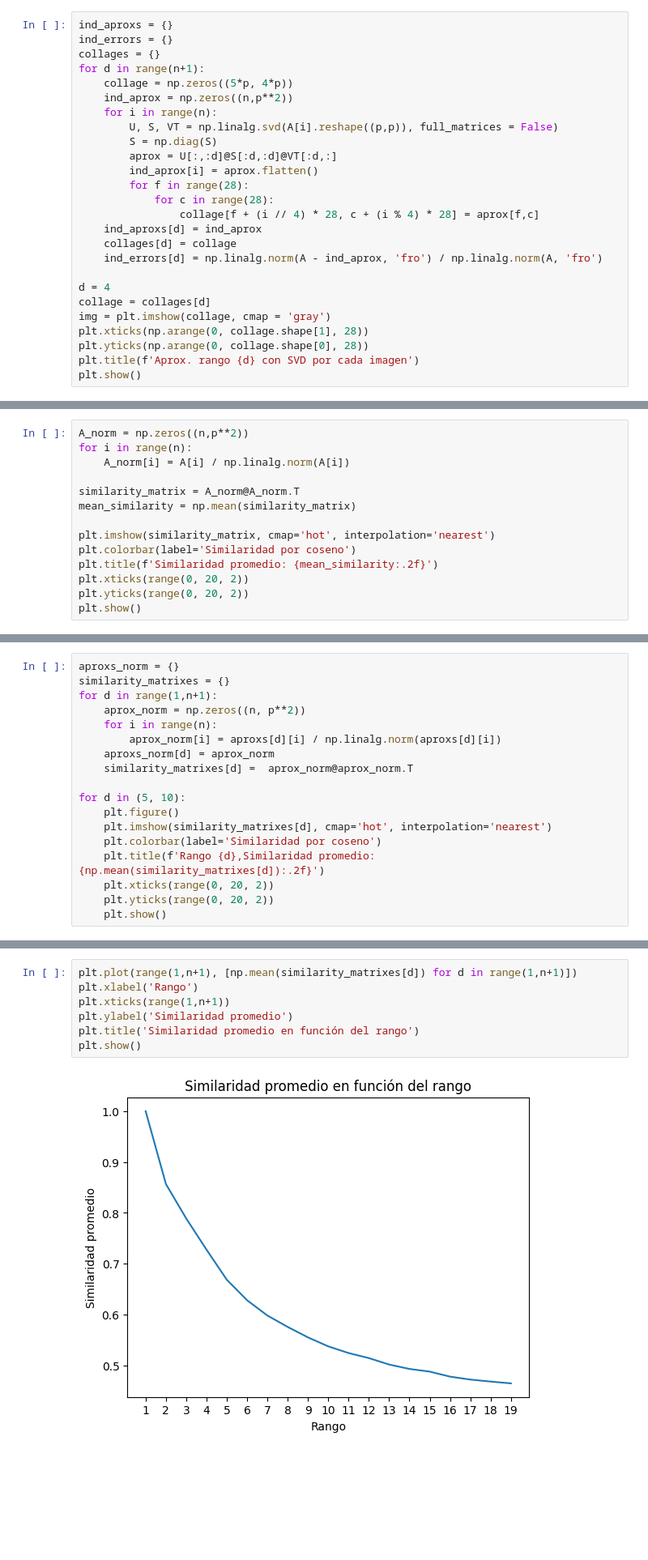
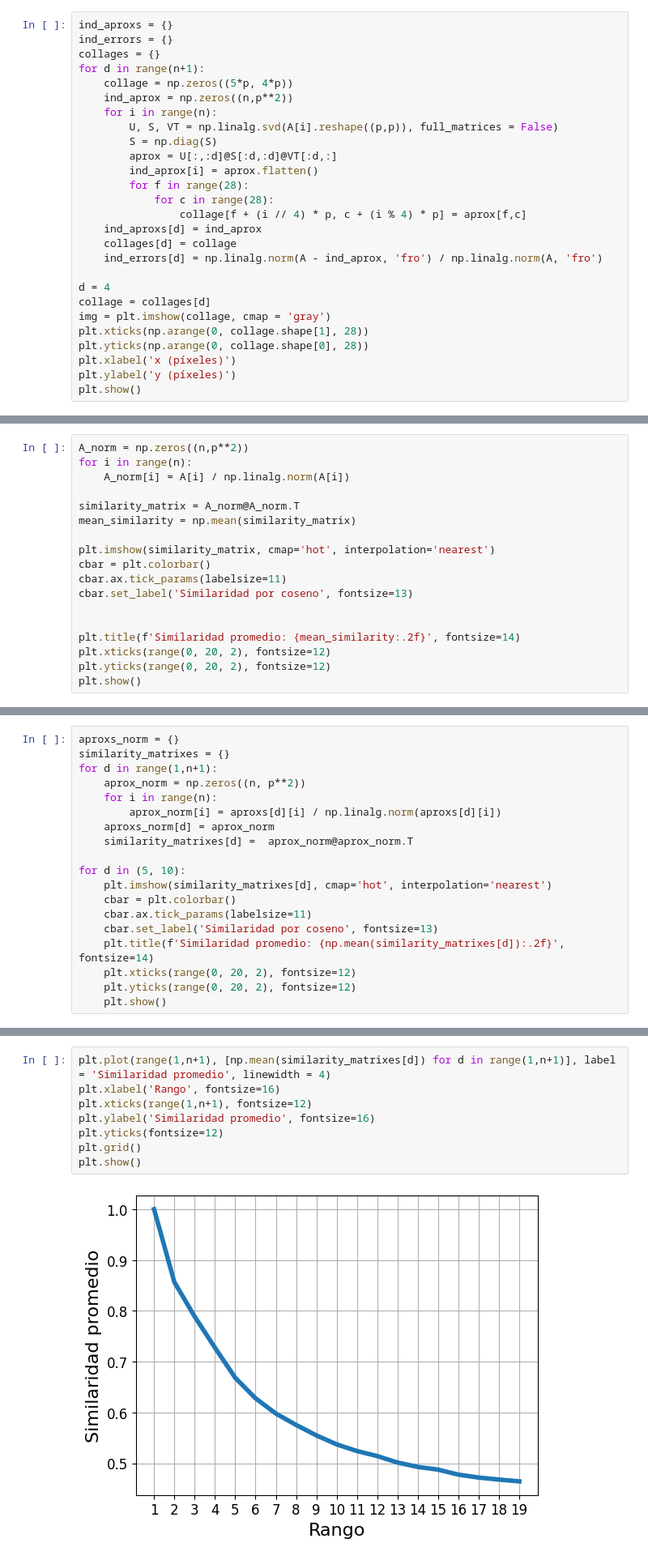
Before and after one commit to BrunoDC-dev/Metodos-numericos-2, a Jupyter notebook: TP3/p2.ipynb, the cells around one changed output, grey strips where cells are left out. Shown at 81% size. Drawn from its saved outputs; the diff is of its cells as text; blank space fills up the shorter version.

```diff
--- a/TP3/p2.ipynb
+++ b/TP3/p2.ipynb
@@ -82,7 +84,7 @@ for d in range(n+1):
         ind_aprox[i] = aprox.flatten()
         for f in range(28):
             for c in range(28):
-                collage[f + (i // 4) * 28, c + (i % 4) * 28] = aprox[f,c]
+                collage[f + (i // 4) * p, c + (i % 4) * p] = aprox[f,c]
     ind_aproxs[d] = ind_aprox
     collages[d] = collage
     ind_errors[d] = np.linalg.norm(A - ind_aprox, 'fro') / np.linalg.norm(A, 'fro')
@@ -92,6 +94,7 @@ collage = collages[d]
 img = plt.imshow(collage, cmap = 'gray')
 plt.xticks(np.arange(0, collage.shape[1], 28))
 plt.yticks(np.arange(0, collage.shape[0], 28))
-plt.title(f'Aprox. rango {d} con SVD por cada imagen')
+plt.xlabel('x (píxeles)')
+plt.ylabel('y (píxeles)')
 plt.show()
 # %% [output]
@@ -163,9 +170,13 @@ similarity_matrix = A_norm@A_norm.T
 mean_similarity = np.mean(similarity_matrix)
 
 plt.imshow(similarity_matrix, cmap='hot', interpolation='nearest')
-plt.colorbar(label='Similaridad por coseno')
-plt.title(f'Similaridad promedio: {mean_similarity:.2f}')
-plt.xticks(range(0, 20, 2))
-plt.yticks(range(0, 20, 2))
+cbar = plt.colorbar()
+cbar.ax.tick_params(labelsize=11)
+cbar.set_label('Similaridad por coseno', fontsize=13)
+
+
+plt.title(f'Similaridad promedio: {mean_similarity:.2f}', fontsize=14)
+plt.xticks(range(0, 20, 2), fontsize=12)
+plt.yticks(range(0, 20, 2), fontsize=12)
 plt.show()
 # %% [output]
@@ -181,11 +192,12 @@ for d in range(1,n+1):
     similarity_matrixes[d] =  aprox_norm@aprox_norm.T
 
 for d in (5, 10):
-    plt.figure()
     plt.imshow(similarity_matrixes[d], cmap='hot', interpolation='nearest')
-    plt.colorbar(label='Similaridad por coseno')
-    plt.title(f'Rango {d},Similaridad promedio: {np.mean(similarity_matrixes[d]):.2f}')
-    plt.xticks(range(0, 20, 2))
-    plt.yticks(range(0, 20, 2))
+    cbar = plt.colorbar()
+    cbar.ax.tick_params(labelsize=11)
+    cbar.set_label('Similaridad por coseno', fontsize=13)
+    plt.title(f'Similaridad promedio: {np.mean(similarity_matrixes[d]):.2f}', fontsize=14)
+    plt.xticks(range(0, 20, 2), fontsize=12)
+    plt.yticks(range(0, 20, 2), fontsize=12)
     plt.show()
 # %% [output]
@@ -194,12 +206,13 @@ for d in (5, 10):
 # %%
-plt.plot(range(1,n+1), [np.mean(similarity_matrixes[d]) for d in range(1,n+1)])
-plt.xlabel('Rango')
-plt.xticks(range(1,n+1))
-plt.ylabel('Similaridad promedio')
-plt.title('Similaridad promedio en función del rango')
+plt.plot(range(1,n+1), [np.mean(similarity_matrixes[d]) for d in range(1,n+1)], label = 'Similaridad promedio', linewidth = 4)
+plt.xlabel('Rango', fontsize=16)
+plt.xticks(range(1,n+1), fontsize=12)
+plt.ylabel('Similaridad promedio', fontsize=16)
+plt.yticks(fontsize=12)
+plt.grid()
 plt.show()
 # %% [output]
-[figure, old version]
+[figure, new version]
 # %%
 r = 10
 similarity_threshold = 0.92
```
Also changed, not shown: parts of 14 cells of this notebook, 19 other files.
